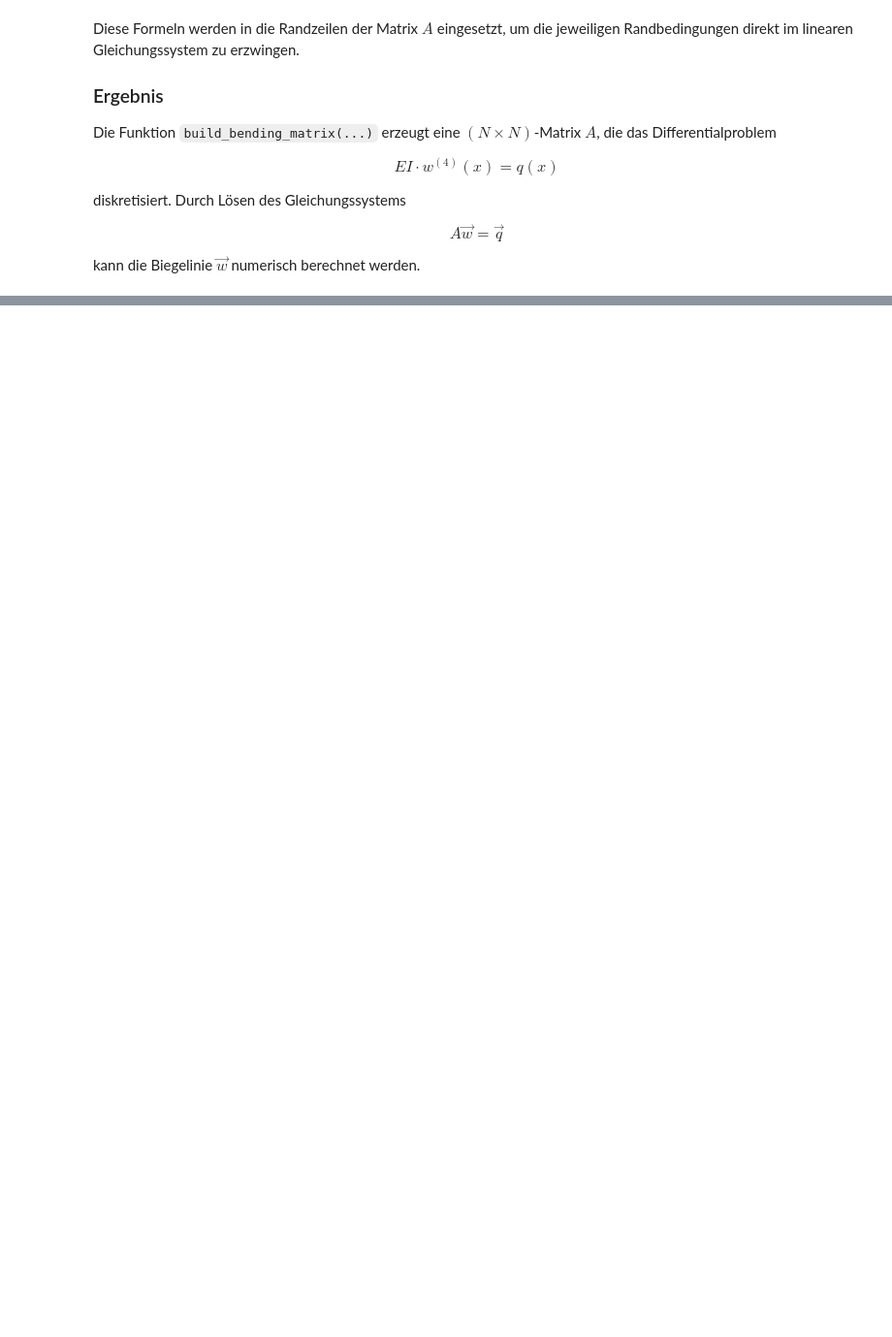
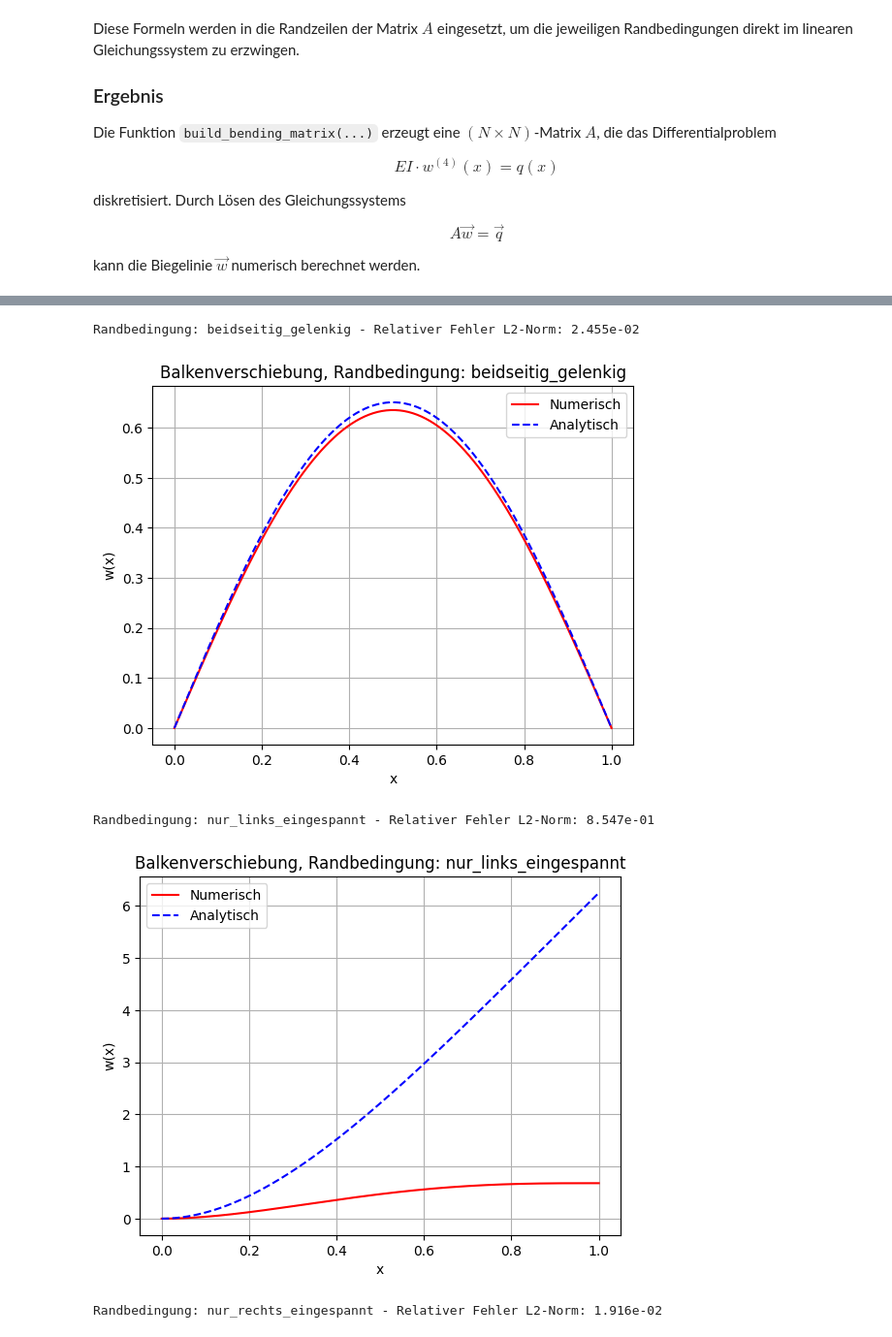
Before and after one commit to AhmedHossamMido/projektarbeit, a Jupyter notebook: projektdatei.ipynb, the cells around one changed output, grey strips where cells are left out. Shown at 97% size. Saved outputs shown, nothing was run; the diff lists cells and outputs as text; code cells hidden in the pictures; blank space fills up the shorter version.

```diff
--- a/projektdatei.ipynb
+++ b/projektdatei.ipynb
@@ -1328,0 +1345,62 @@ Obwohl die Randbedingungen physikalisch Spiegelbilder sind, führt die asymmetri
+# %%
+# Deine Funktion hier importieren oder definieren:
+# from dein_modul import build_bending_matrix
+
+def analytical_solution_beidseitig_gelenkig(x, L, EI, q0):
+    """Analytische Lösung für beidseitig gelenkigen Balken mit konstanter Last."""
+    return (q0 / (24 * EI)) * x * (L**3 - 2*L*x**2 + x**3)
+
+def analytical_solution_eingespannt_links(x, L, EI, q0):
+    """Analytische Lösung für Balken mit links eingespannt und rechts frei."""
+    # W(x) = (q0/(24*EI)) * x**2 * (6*L**2 - 4*L*x + x**2)
+    # Für eingespannt links, frei rechts (eingespannt: w=0, w'=0 links, Moment=0, Quer-Scherkraft=0 rechts)
+    # Diese Formel stammt aus Standard-Balkentheorie.
+    return (q0/(24*EI)) * x**2 * (6*L**2 - 4*L*x + x**2)
+
+def analytical_solution_eingespannt_rechts(x, L, EI, q0):
+    """Analytische Lösung für Balken mit links frei und rechts eingespannt."""
+    # Spiegelung von links eingespannt, frei rechts: w(x) = W(L-x)
+    return analytical_solution_eingespannt_links(L - x, L, EI, q0)
+
+def test_all_conditions():
+    boundary_conditions = [
+        "beidseitig_gelenkig",
+        "nur_links_eingespannt",
+        "nur_rechts_eingespannt"
+    ]
+
+    analytical_solutions = {
+        "beidseitig_gelenkig": analytical_solution_beidseitig_gelenkig,
+        "nur_links_eingespannt": analytical_solution_eingespannt_links,
+        "nur_rechts_eingespannt": analytical_solution_eingespannt_rechts
+    }
+
+    x = np.linspace(0, L, N_nodes)  # x passend zum Diskretisierungsgitter
+
+    for bc in boundary_conditions:
+        A, q_adj = build_bending_matrix(N_nodes, h, EI, q.copy(), boundary_condition=bc)
+        w_num = np.linalg.solve(A, q_adj)
+
+        # Hier q0 als Konstante übergeben, nicht q_adj (Vektor!)
+        w_ana = analytical_solutions[bc](x, L, EI=EI, q0=q)
+
+        err = np.linalg.norm(w_num - w_ana, ord=2) / np.linalg.norm(w_ana, ord=2)
+        print(f"Randbedingung: {bc} - Relativer Fehler L2-Norm: {err:.3e}")
+
+        plt.figure()
+        plt.plot(x, w_num, 'r-', label='Numerisch')
+        plt.plot(x, w_ana, 'b--', label='Analytisch')
+        plt.title(f"Balkenverschiebung, Randbedingung: {bc}")
+        plt.xlabel('x')
+        plt.ylabel('w(x)')
+        plt.legend()
+        plt.grid(True)
+        plt.show()
+
+test_all_conditions()
+# %% [output]
+Randbedingung: beidseitig_gelenkig - Relativer Fehler L2-Norm: 2.455e-02
+[figure, added]
+Randbedingung: nur_links_eingespannt - Relativer Fehler L2-Norm: 8.547e-01
+[figure, added]
+Randbedingung: nur_rechts_eingespannt - Relativer Fehler L2-Norm: 1.916e-02
```
Also changed, not shown: parts of 18 cells of this notebook.
